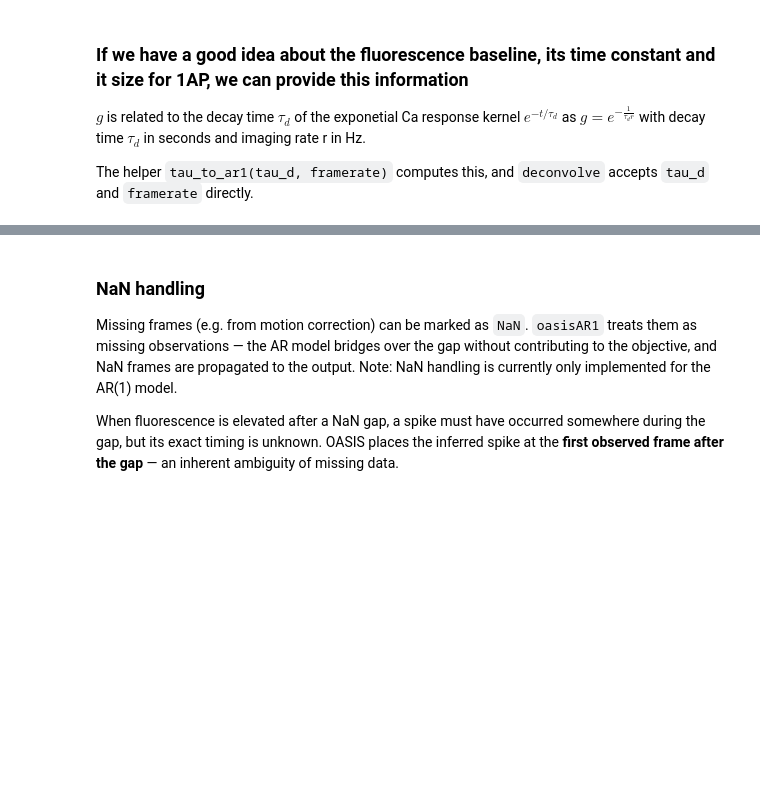
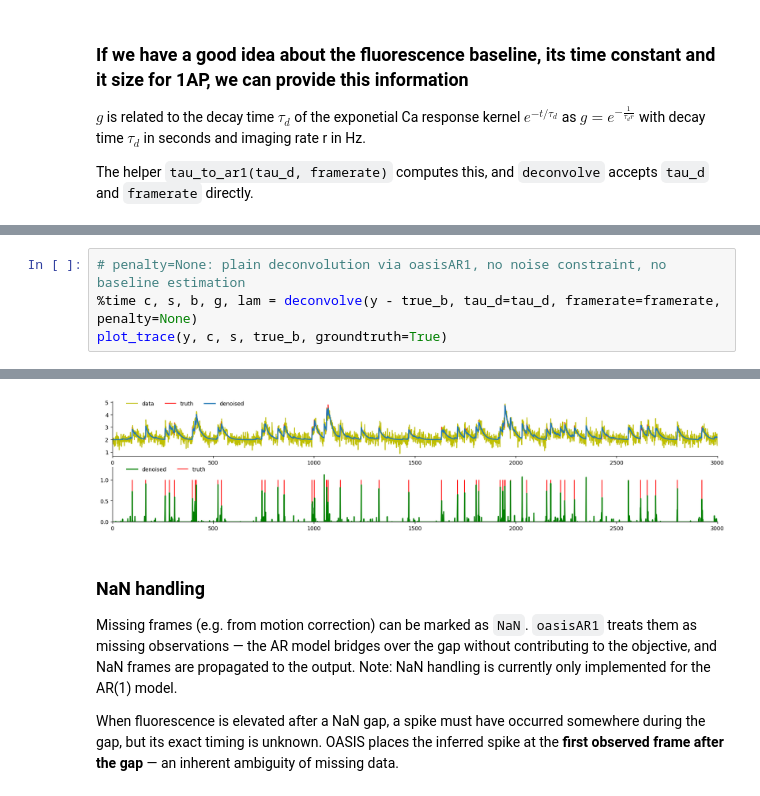
Before and after one commit to j-friedrich/OASIS, a Jupyter notebook: examples/Demo.ipynb, the cells around one changed output, grey strips where cells are left out. Drawn from its saved outputs; the diff is of its cells as text; blank space fills up the shorter version.

```diff
--- a/examples/Demo.ipynb
+++ b/examples/Demo.ipynb
@@ -119,0 +123,5 @@ Correlation of denoised fluorescence with ground truth ('calcium'): 0.9832
+# %%
+# penalty=None: plain deconvolution via oasisAR1, no noise constraint, no baseline estimation
+%time c, s, b, g, lam = deconvolve(y - true_b, tau_d=tau_d, framerate=framerate, penalty=None)
+plot_trace(y, c, s, true_b, groundtruth=True)
+# %% [output]
@@ -120,3 +132,4 @@ Correlation of denoised fluorescence with ground truth ('calcium'): 0.9832
+[figure, added]
 # %% [markdown]
 ### NaN handling
 Missing frames (e.g. from motion correction) can be marked as `NaN`. `oasisAR1` treats them as missing observations — the AR model bridges over the gap without contributing to the objective, and NaN frames are propagated to the output. Note: NaN handling is currently only implemented for the AR(1) model.
```
Also changed, not shown: parts of 13 cells of this notebook, 6 other files.
